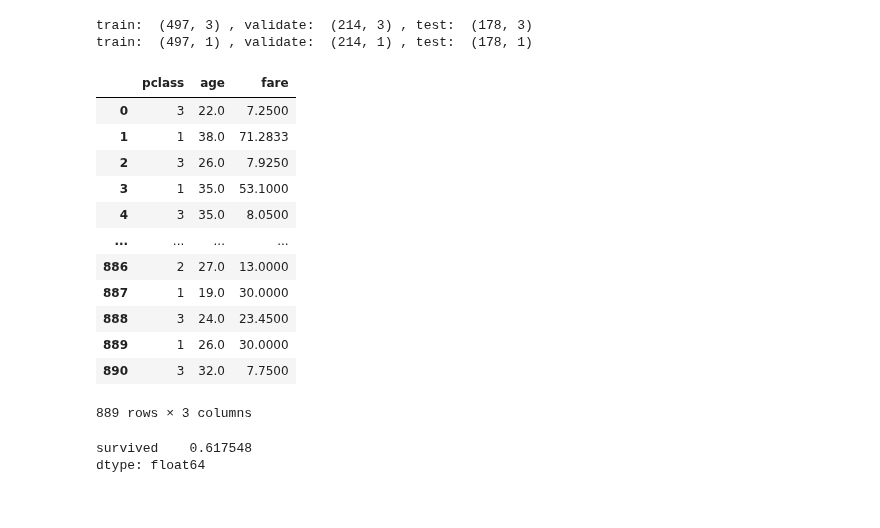
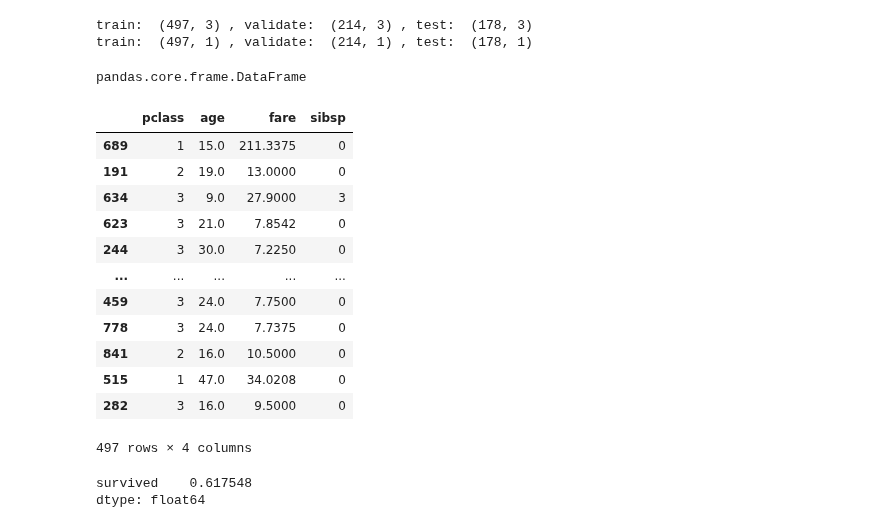
Before and after one commit to lukewbecker/classification-exercises, a Jupyter notebook: model.ipynb, the cells around one changed output. Cells and saved outputs as stored; diff of their text form; code cells hidden in the pictures.

```diff
--- a/model.ipynb
+++ b/model.ipynb
@@ -428,22 +428,26 @@ print("train: ", y_train.shape, ", validate: ", y_validate.shape, ", test: ", y_
 # %% [output]
 train:  (497, 3) , validate:  (214, 3) , test:  (178, 3)
 train:  (497, 1) , validate:  (214, 1) , test:  (178, 1)
-# %%
-X
-# %% [output]
-|  | pclass | age | fare |
-| 0 | 3 | 22.0 | 7.2500 |
-| 1 | 1 | 38.0 | 71.2833 |
-| 2 | 3 | 26.0 | 7.9250 |
-| 3 | 1 | 35.0 | 53.1000 |
-| 4 | 3 | 35.0 | 8.0500 |
-| ... | ... | ... | ... |
-| 886 | 2 | 27.0 | 13.0000 |
-| 887 | 1 | 19.0 | 30.0000 |
-| 888 | 3 | 24.0 | 23.4500 |
-| 889 | 1 | 26.0 | 30.0000 |
-| 890 | 3 | 32.0 | 7.7500 |
-889 rows × 3 columns
+# %%
+type(X_train)
+# %% [output]
+pandas.core.frame.DataFrame
+# %%
+X_train
+# %% [output]
+|  | pclass | age | fare | sibsp |
+| 689 | 1 | 15.0 | 211.3375 | 0 |
+| 191 | 2 | 19.0 | 13.0000 | 0 |
+| 634 | 3 | 9.0 | 27.9000 | 3 |
+| 623 | 3 | 21.0 | 7.8542 | 0 |
+| 244 | 3 | 30.0 | 7.2250 | 0 |
+| ... | ... | ... | ... | ... |
+| 459 | 3 | 24.0 | 7.7500 | 0 |
+| 778 | 3 | 24.0 | 7.7375 | 0 |
+| 841 | 2 | 16.0 | 10.5000 | 0 |
+| 515 | 1 | 47.0 | 34.0208 | 0 |
+| 282 | 3 | 16.0 | 9.5000 | 0 |
+497 rows × 4 columns
 # %%
 # Baseline:
 
```
Also changed, not shown: parts of 51 cells of this notebook.
